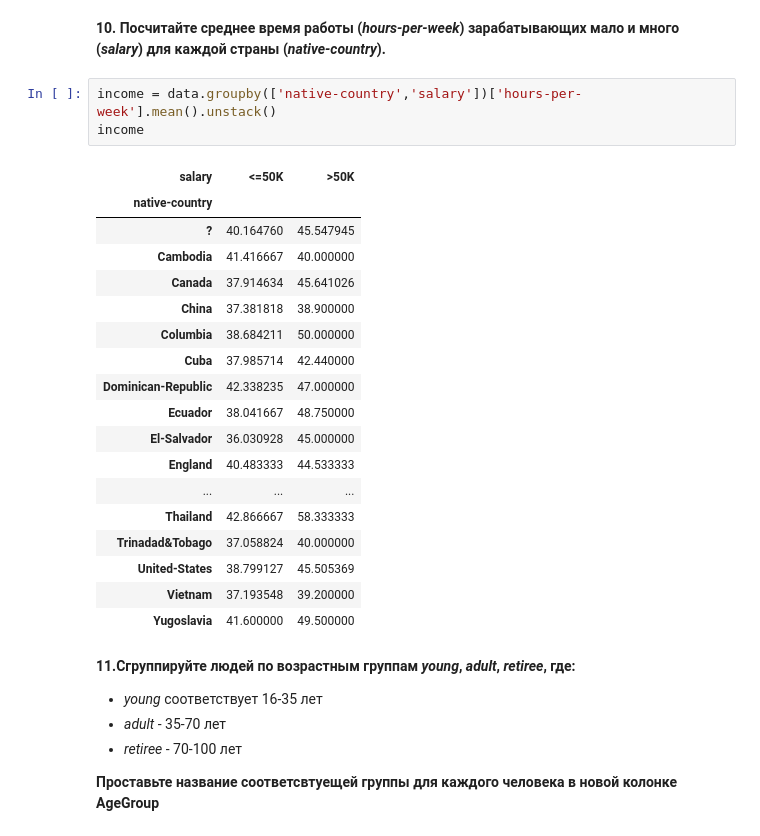
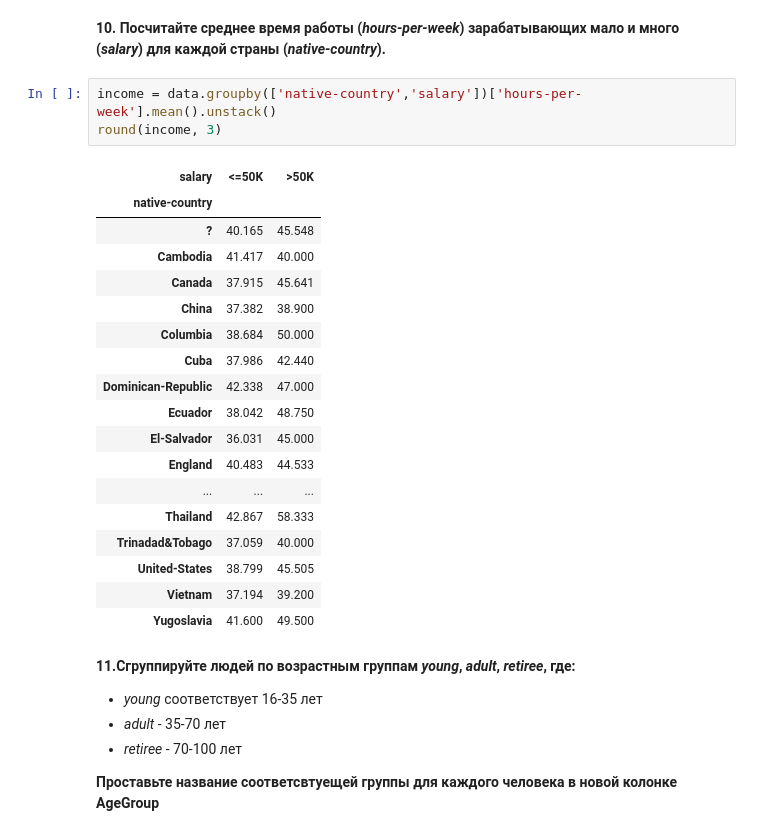
Before and after one commit to vkrylova/BigDataPractice, a Jupyter notebook: task2_numpy_pandas/assignment_pandas.ipynb, the cells around one changed output. Saved outputs shown, nothing was run; the diff lists cells and outputs as text.

Commit message:
fix: correct avg_age variable name and round output values
- improve readability of numeric output

```diff
--- a/task2_numpy_pandas/assignment_pandas.ipynb
+++ b/task2_numpy_pandas/assignment_pandas.ipynb
@@ -172,26 +172,26 @@ Name: proportion, dtype: float64
 **10. Посчитайте среднее время работы (*hours-per-week*) зарабатывающих мало и много (*salary*) для каждой страны (*native-country*).**
 # %%
 income = data.groupby(['native-country','salary'])['hours-per-week'].mean().unstack()
-income
+round(income, 3)
 # %% [output]
 | salary | <=50K | >50K |
 | native-country |  |  |
-| ? | 40.164760 | 45.547945 |
-| Cambodia | 41.416667 | 40.000000 |
-| Canada | 37.914634 | 45.641026 |
-| China | 37.381818 | 38.900000 |
-| Columbia | 38.684211 | 50.000000 |
-| Cuba | 37.985714 | 42.440000 |
-| Dominican-Republic | 42.338235 | 47.000000 |
-| Ecuador | 38.041667 | 48.750000 |
-| El-Salvador | 36.030928 | 45.000000 |
-| England | 40.483333 | 44.533333 |
+| ? | 40.165 | 45.548 |
+| Cambodia | 41.417 | 40.000 |
+| Canada | 37.915 | 45.641 |
+| China | 37.382 | 38.900 |
+| Columbia | 38.684 | 50.000 |
+| Cuba | 37.986 | 42.440 |
+| Dominican-Republic | 42.338 | 47.000 |
+| Ecuador | 38.042 | 48.750 |
+| El-Salvador | 36.031 | 45.000 |
+| England | 40.483 | 44.533 |
 | ... | ... | ... |
-| Thailand | 42.866667 | 58.333333 |
-| Trinadad&Tobago | 37.058824 | 40.000000 |
-| United-States | 38.799127 | 45.505369 |
-| Vietnam | 37.193548 | 39.200000 |
-| Yugoslavia | 41.600000 | 49.500000 |
+| Thailand | 42.867 | 58.333 |
+| Trinadad&Tobago | 37.059 | 40.000 |
+| United-States | 38.799 | 45.505 |
+| Vietnam | 37.194 | 39.200 |
+| Yugoslavia | 41.600 | 49.500 |
 # %% [markdown]
 **11.Сгруппируйте людей по возрастным группам *young*, *adult*, *retiree*, где:**
 * *young* соответствует 16-35 лет
```
Also changed, not shown: parts of 3 cells of this notebook.
